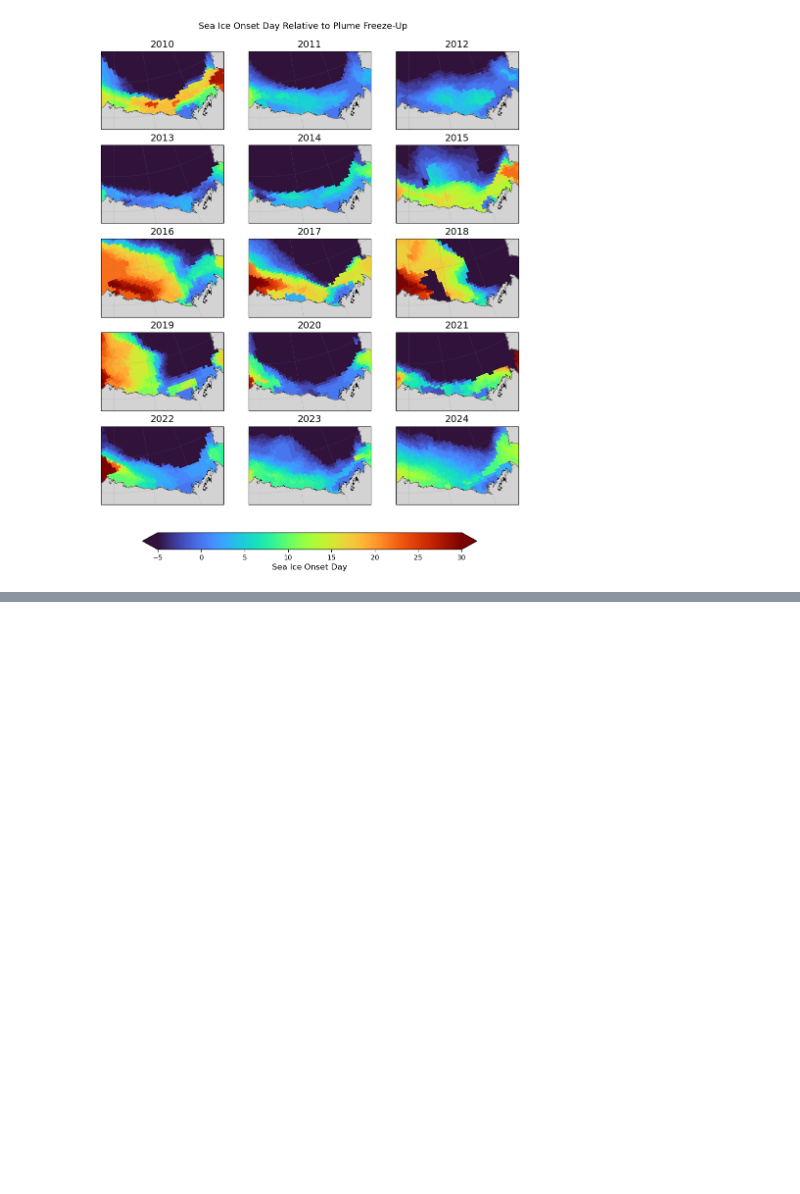
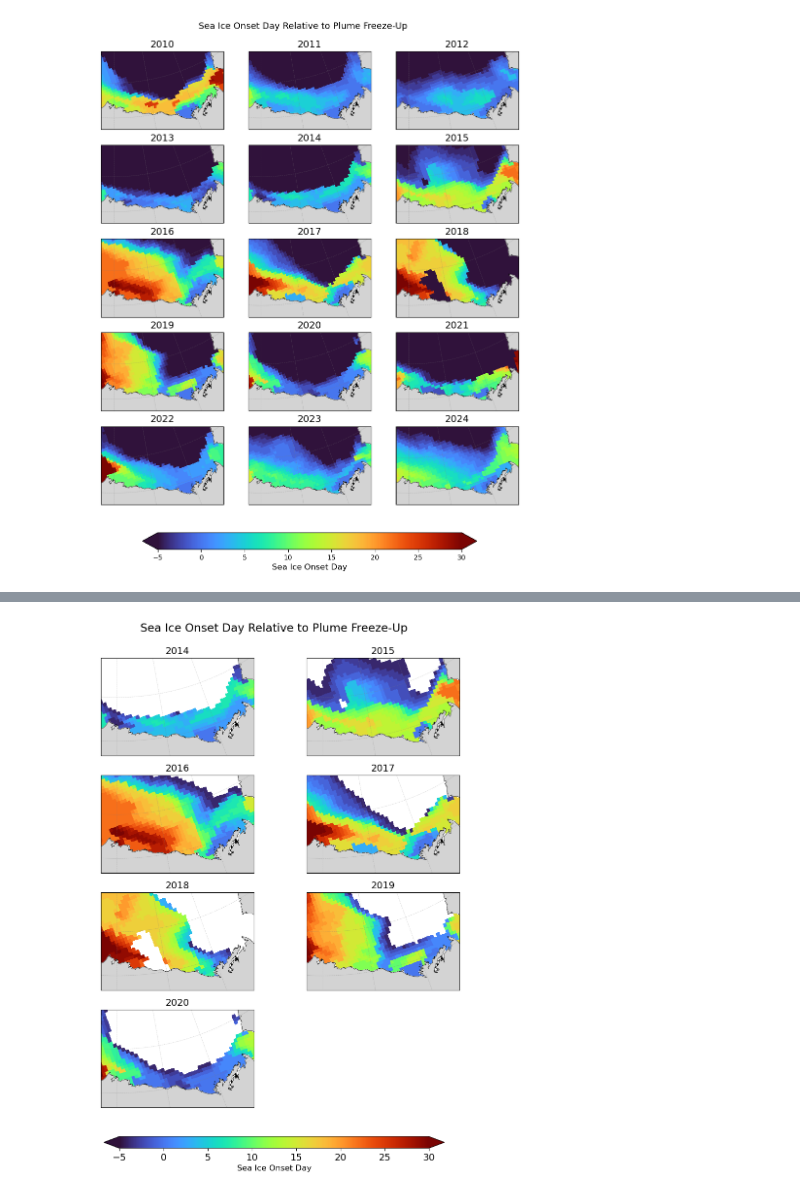
Before and after one commit to mjzahn/SASSIE_ECCO_salinity_stratification, a Jupyter notebook: notebooks/satellite_obs/satellite_sic_timelag.ipynb, the cells around one changed output, grey strips where cells are left out. Saved outputs shown, nothing was run; the diff lists cells and outputs as text; code cells hidden in the pictures; blank space fills up the shorter version.

```diff
--- a/notebooks/satellite_obs/satellite_sic_timelag.ipynb
+++ b/notebooks/satellite_obs/satellite_sic_timelag.ipynb
@@ -274,0 +387,91 @@ fig.savefig('/home/jpluser/git_repos/SASSIE_ECCO_salinity_stratification/figures
+# %%
+plt.rcParams['font.size'] = 14
+
+# ---- Projection setup ----
+nsidc_proj = Proj(proj='stere', lat_0=90, lon_0=-45, lat_ts=70,
+                  a=6378273, b=6356889.449, units='m')
+transformer = Transformer.from_proj(nsidc_proj, "epsg:4326", always_xy=True)
+
+# ---- Years to plot ----
+years = np.arange(2014, 2021)
+n_years = len(years)
+
+# ---- Multipanel 4×2 figure ----
+fig, axs = plt.subplots(
+    nrows=4, ncols=2,
+    figsize=(10, 12),
+    subplot_kw={'projection': ccrs.NorthPolarStereo(central_longitude=-155)}
+)
+axs = axs.flatten()
+
+vmin, vmax = -5, 30
+
+for i, yr in enumerate(years):
+    ax = axs[i]
+
+    # --- Load dataset ---
+    ds_path = f"/home/jpluser/efs-mount-point/mzahn/satellite_data/sat_sic_nsidc_doy_onset_{yr}_ice_masked.nc"
+    ds = xr.open_dataset(ds_path)
+
+    doy_onset = ds["doy_onset"]
+    doy_onset_normalized = ds["doy_onset_normalized"]
+
+    # --- Convert NSIDC stereographic x/y to lon/lat ---
+    x = doy_onset["x"].values
+    y = doy_onset["y"].values
+    xx, yy = np.meshgrid(x, y)
+    lon, lat = transformer.transform(xx, yy)
+
+    doy_onset = doy_onset.assign_coords(
+        lon=(("y", "x"), lon),
+        lat=(("y", "x"), lat)
+    )
+
+    # --- Plot ---
+    pcm = ax.pcolormesh(
+        doy_onset.lon,
+        doy_onset.lat,
+        doy_onset_normalized.where(doy_onset_normalized > -5),
+        transform=ccrs.PlateCarree(),
+        cmap="turbo",
+        vmin=vmin, vmax=vmax
+    )
+
+    # --- Beaufort Sea extent ---
+    ax.set_extent([-158, -128, 69, 74], crs=ccrs.PlateCarree())
+
+    # --- Land + coast ---
+    land = cfeature.NaturalEarthFeature('physical', 'land', '50m')
+    ax.add_feature(land, color='lightgray', zorder=1)
+    ax.add_feature(cfeature.COASTLINE, linewidth=0.4, color='k')
+
+    # --- Gridlines ---
+    gl = ax.gridlines(
+        crs=ccrs.PlateCarree(),
+        draw_labels=False,
+        linewidth=0.5, color='gray', alpha=0.4, linestyle='--'
+    )
+    gl.xlocator = mticker.FixedLocator([-155, -145, -135])
+    gl.ylocator = mticker.FixedLocator([67, 70, 73])
+    gl.xformatter = LONGITUDE_FORMATTER
+    gl.yformatter = LATITUDE_FORMATTER
+
+    ax.set_title(f"{yr}", fontsize=14)
+
+# ---- Hide unused subplots, if any ----
+if n_years < len(axs):
+    for ax in axs[n_years:]:
+        ax.axis("off")
+
+# ---- Shared horizontal colorbar ----
+cbar_ax = fig.add_axes([0.15, 0.04, 0.7, 0.02])
+norm = mpl.colors.Normalize(vmin=vmin, vmax=vmax)
+cbar = mpl.colorbar.ColorbarBase(
+    cbar_ax, cmap="turbo", norm=norm,
+    orientation="horizontal", extend="both"
+)
+cbar.set_label("Sea Ice Onset Day", fontsize=12)
+
+fig.suptitle("Sea Ice Onset Day Relative to Plume Freeze-Up", y=0.94);
+# %% [output]
+[figure, added]
```
Also changed, not shown: parts of 9 cells of this notebook.
